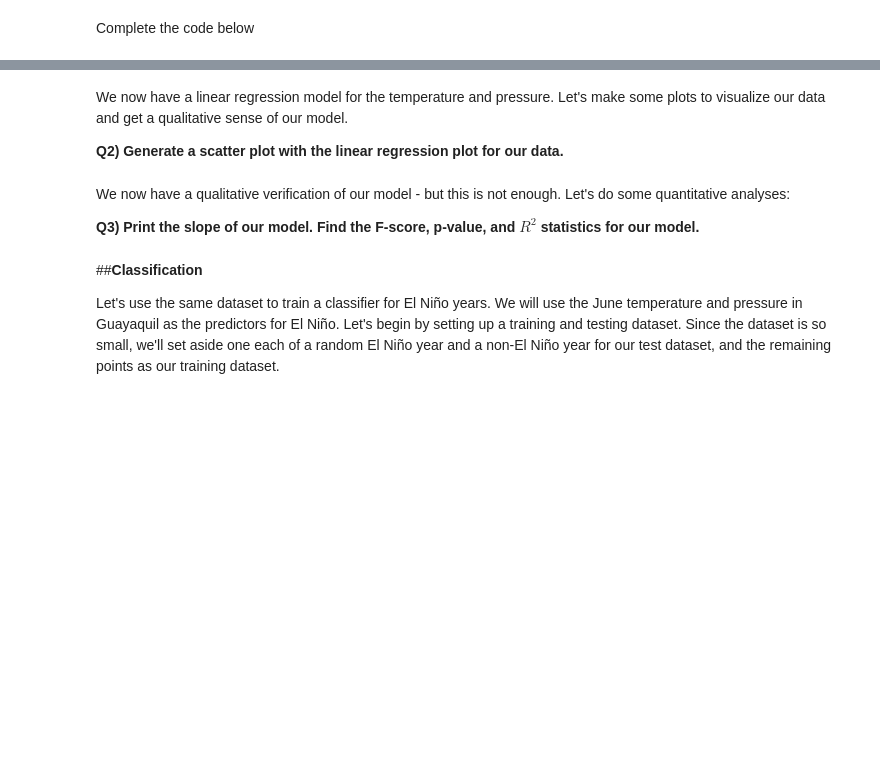
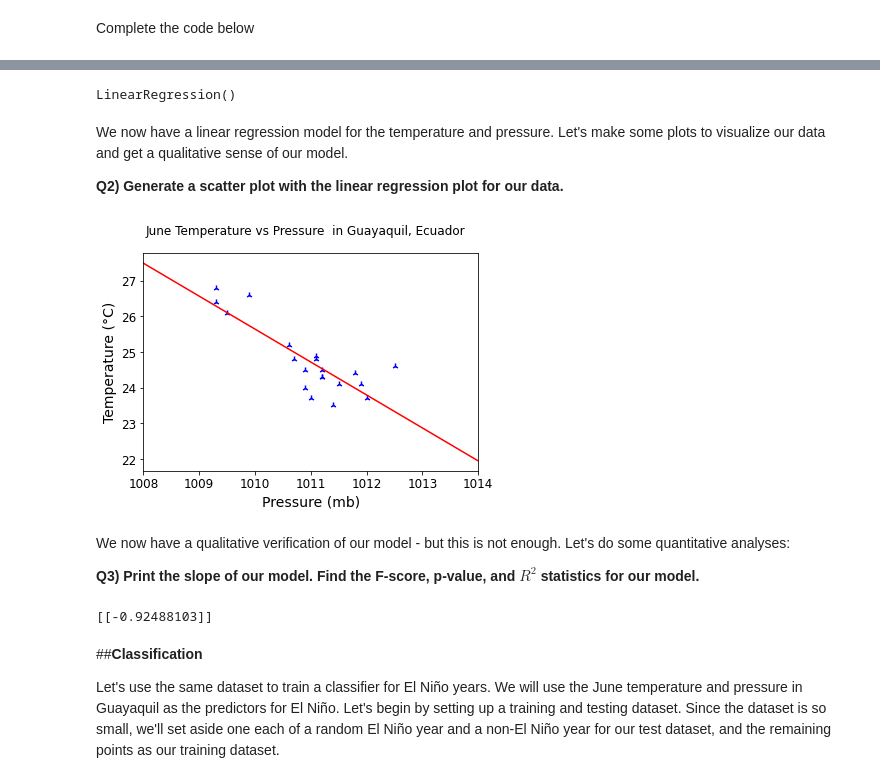
Before and after one commit to DuaneHsa/2022_ML_Earth_Env_Sci, a Jupyter notebook: S2_3_Statistical_Forecasting_reno.ipynb, the cells around one changed output, grey strips where cells are left out. Drawn from its saved outputs; the diff is of its cells as text; code cells hidden in the pictures; blank space fills up the shorter version.

```diff
--- a/S2_3_Statistical_Forecasting_reno.ipynb
+++ b/S2_3_Statistical_Forecasting_reno.ipynb
@@ -116,12 +112,14 @@ NameError: ignored
 # %%
 # Load and reshape the input data
-pressure = A3_df[''].values.reshape(-1,1)
+pressure = A3_df['Pressure (mb)'].values.reshape(-1,1)
 # %%
 # Load the truth data (i.e., the predictant)
-temperature =
+temperature = A3_df['Temperature (°C)'].values.reshape(-1,1)
 # %%
 # Fit the model
-lin_reg.fit(_____, ____)
+lin_reg.fit(pressure,temperature)
+# %% [output]
+LinearRegression()
 # %% [markdown]
 We now have a linear regression model for the temperature and pressure. Let's make some plots to visualize our data and get a qualitative sense of our model.
 
@@ -129,32 +127,34 @@ We now have a linear regression model for the temperature and pressure. Let's ma
 # %%
 #Complete the code below
 
 #Instantiate a figure having size 13,6
 fig, ax = plt.subplots()
 
 # Set figure title and axis labels
 fig.suptitle('June Temperature vs Pressure  in Guayaquil, Ecuador')
 ax.set_xlabel("Pressure (mb)")
 ax.set_ylabel("Temperature (°C)")
 
 # The colors and styles suggested below are not compulsory, but please avoid
 # using the default settings.
 
 # Make a scatter plot for the pressure (x) and temperature (y). Use color=black,
 # marker size = 100, and set the marker style to '2'.
-ax.scatter()
+ax.scatter(pressure,temperature,c ='blue',marker = '2')
 
 # Make a 100 point numpy array between 1008 and 1014 and store it in reg_x.
 # Reshape it to (-1,1). Hint: numpy has a linear space generator
-reg_x =
+reg_x = np.linspace(1008,1014,num = 100)
+reg_x = np.reshape(reg_x, (-1,1))
 
 # Let's produce a set of predictions from our linear space array.
 reg_y = lin_reg.predict(reg_x)
-
 # Let's plot the regression line using reg_x and reg_y. Set the color to red and
 # the linewidth to 1.5
-ax.plot()
+ax.plot(reg_x,reg_y, c='red')
 ax.autoscale(axis='x', tight=True)
+# %% [output]
+[figure, added]
 # %% [markdown]
 We now have a qualitative verification of our model - but this is not enough. Let's do some quantitative analyses:
 
@@ -164,14 +164,17 @@ We now have a qualitative verification of our model - but this is not enough. Le
 
 # Fetch the slope directly from the linear model. Hint: check the attributes
 # section of the linear regression model documentation on scikit.
-slope =
+slope = print((lin_reg.coef_))
 
 # Calculate the F-score and p-value for our dataset.
-# Hint: check the f_regression option in sklearn.feature_selection
-fscore, pvalue =
+# Hint: check the f_regression option in
+from sklearn.feature_selection import f_regression
 
+fscore, pvalue = (f_regression(pressure,temperature))
 # Fetch the R2 value from the lin_reg model. Hint: check built-in score methods
-R_squared =
+R2 = lin_reg.score(pressure,temperature)
+# %% [output]
+[[-0.92488103]]
 # %% [markdown]
 ##**Classification**
 
```
Also changed, not shown: parts of 7 cells of this notebook.
